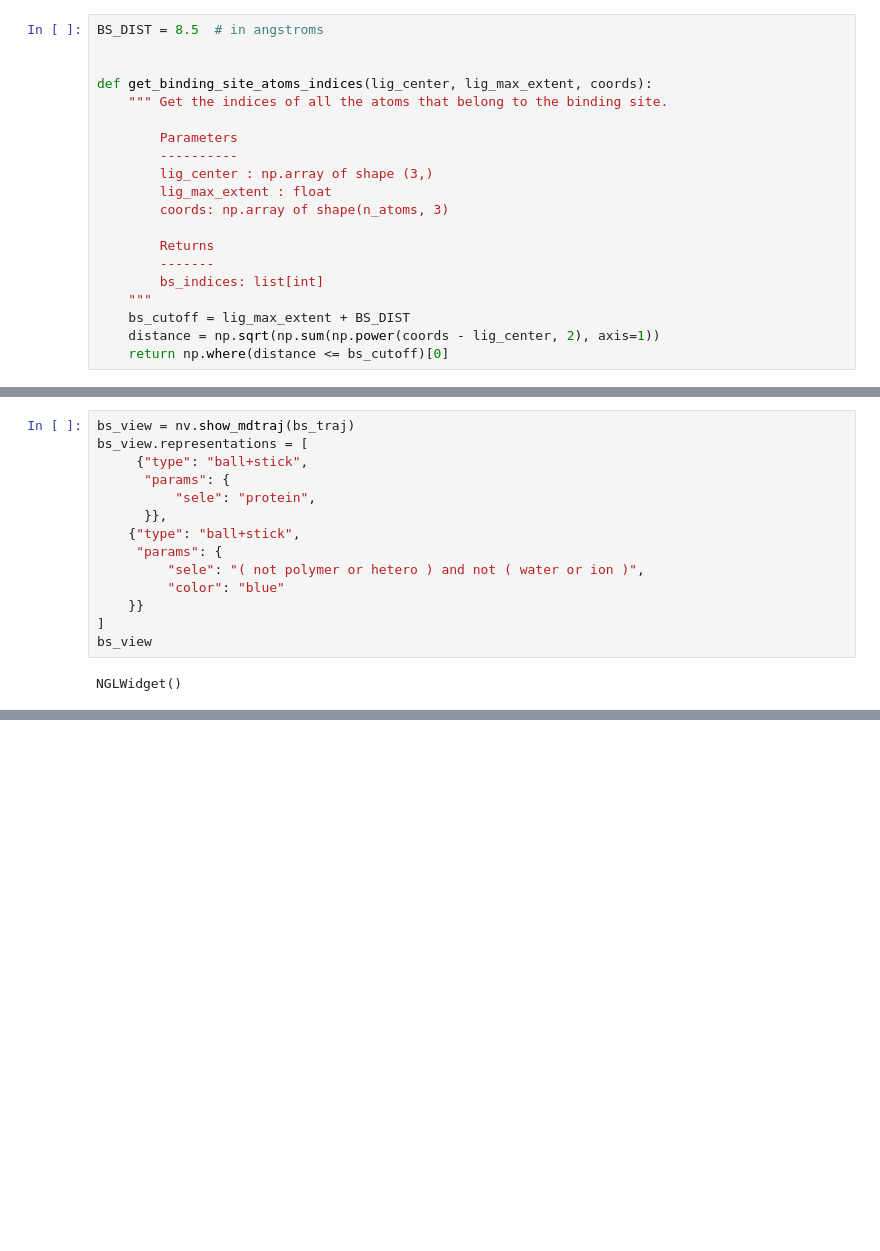
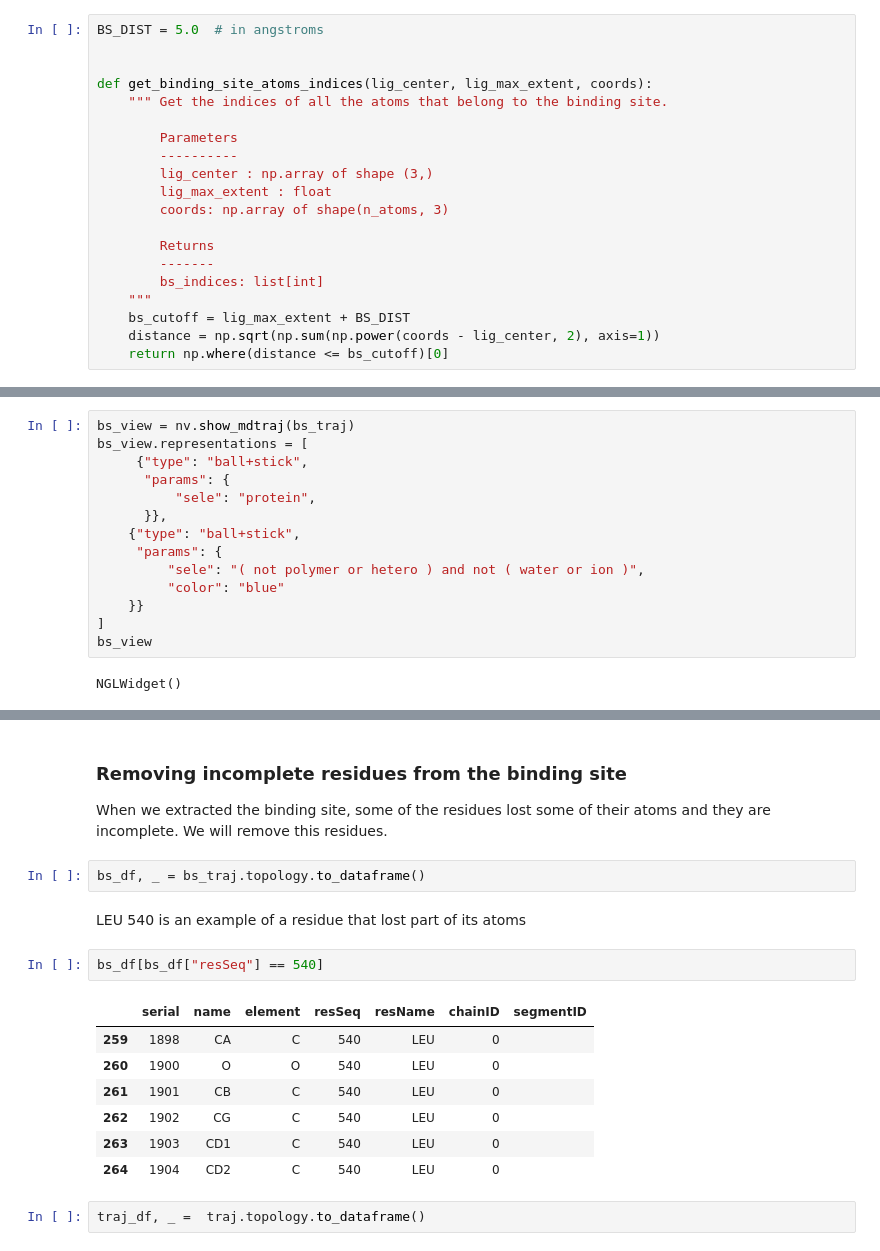
Before and after one commit to uibcdf/OpenPharmacophore-Tools, a Jupyter notebook: notebooks/protein_ligand_interactions/binding_site.ipynb, the cells around one changed output, grey strips where cells are left out. Drawn from its saved outputs; the diff is of its cells as text; blank space fills up the shorter version.

Commit message:
Removed incomplete resiudes when extracting bsite. Moved pl_interactions script to notebooks

```diff
--- a/notebooks/protein_ligand_interactions/binding_site.ipynb
+++ b/notebooks/protein_ligand_interactions/binding_site.ipynb
@@ -76,7 +78,7 @@ NGLWidget()
 ## Extract binding site
 Extract binding site to a new trajectory for visualization purposes
 # %%
-BS_DIST = 8.5  # in angstroms
+BS_DIST = 5.0  # in angstroms
 
 
 def get_binding_site_atoms_indices(lig_center, lig_max_extent, coords):
@@ -123,0 +133,21 @@ NGLWidget()
+# %% [markdown]
+### Removing incomplete residues from the binding site
+
+When we extracted the binding site, some of the residues lost some of their atoms and they are
+incomplete. We will remove this residues.
+# %%
+bs_df, _ = bs_traj.topology.to_dataframe()
+# %% [markdown]
+LEU 540 is an example of a residue that lost part of its atoms
+# %%
+bs_df[bs_df["resSeq"] == 540]
+# %% [output]
+|  | serial | name | element | resSeq | resName | chainID | segmentID |
+| 259 | 1898 | CA | C | 540 | LEU | 0 |  |
+| 260 | 1900 | O | O | 540 | LEU | 0 |  |
+| 261 | 1901 | CB | C | 540 | LEU | 0 |  |
+| 262 | 1902 | CG | C | 540 | LEU | 0 |  |
+| 263 | 1903 | CD1 | C | 540 | LEU | 0 |  |
+| 264 | 1904 | CD2 | C | 540 | LEU | 0 |  |
+# %%
+traj_df, _ =  traj.topology.to_dataframe()
```
Also changed, not shown: parts of 14 cells of this notebook, 4 other files.
